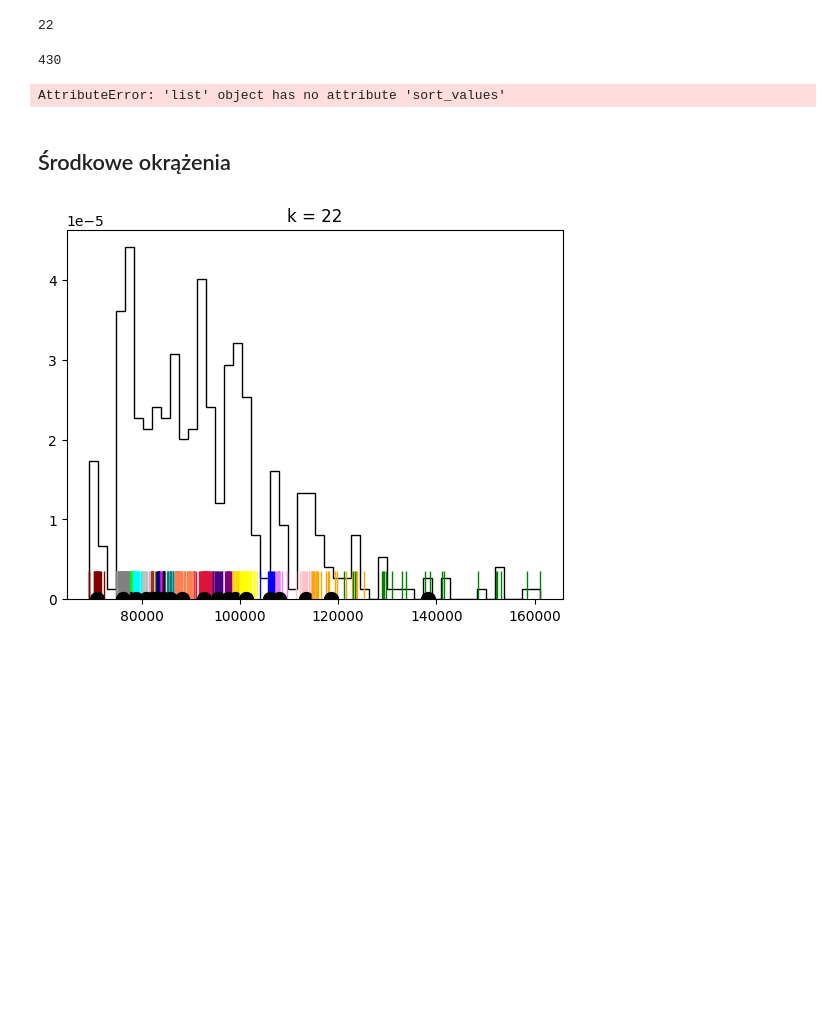
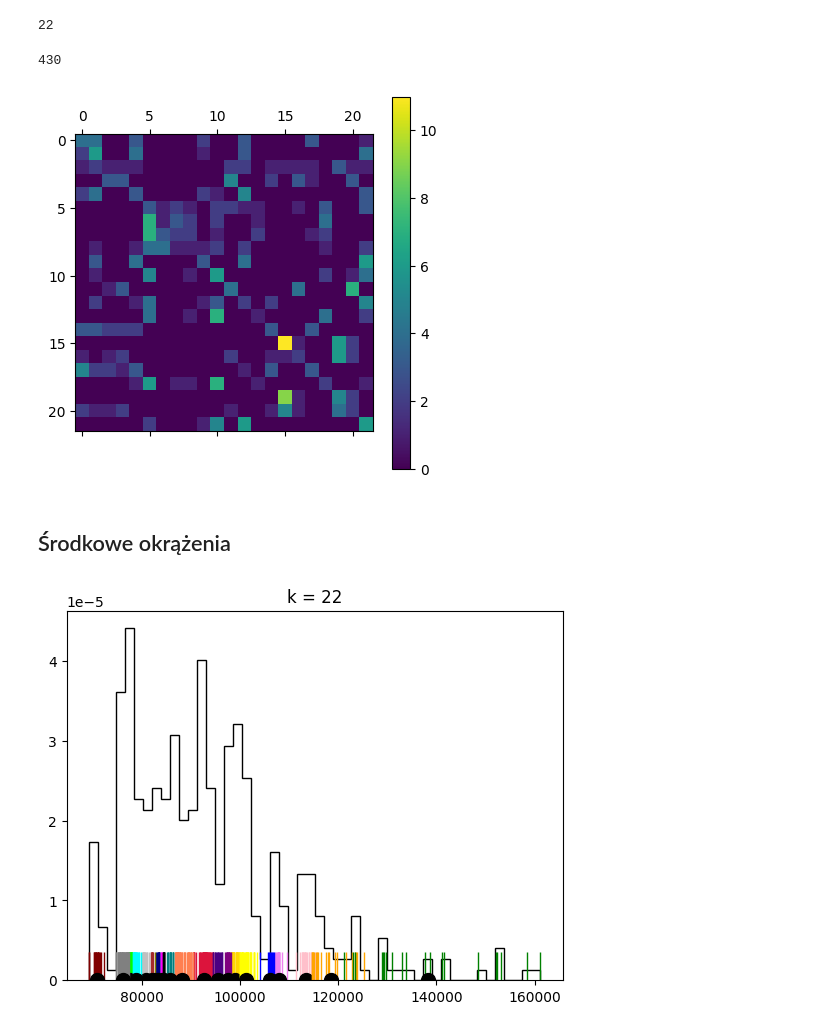
Before and after one commit to MichaelAngeloTheFirst/Formula1-Dataset-Exploration, a Jupyter notebook: f1_times.ipynb, the cells around one changed output. Drawn from its saved outputs; the diff is of its cells as text; code cells hidden in the pictures; blank space fills up the shorter version.

Commit message:
confusion matrix fixed

```diff
--- a/f1_times.ipynb
+++ b/f1_times.ipynb
@@ -940,66 +940,43 @@ from sklearn.metrics import accuracy_score
 from sklearn.metrics import classification_report
 
 def get_confusion_matrix(y_true, y_pred):
     return confusion_matrix(y_true, y_pred)
 
 def get_accuracy(y_true, y_pred):
     return accuracy_score(y_true, y_pred)
 
 def get_classification_report(y_true, y_pred):
     return classification_report(y_true, y_pred)
 
-# y_pred = get_clusters(times_normalized['firstLapMilliseconds'], 22)
 races_with_means = times_normalized.groupby('raceId')['firstLapMilliseconds'].mean().sort_values(ascending=True).reset_index()
 
-# display(first_lap_clusters)
-
-# sort each cluster in first_lap_clusters
 for i in range(len(first_lap_clusters)):
     first_lap_clusters[i] = sorted(first_lap_clusters[i])
+first_lap_clusters = sorted(first_lap_clusters, key=lambda x: np.mean(x))
 
-
-# create dict from first_lap_clusters
 race_ids = races_with_means['raceId']
-# print(race_ids)
-# for each race id get the cluster from sorted(centers)
-final_dict = {}
+final_dict = []
 for i in range(len(race_ids)):
-    final_dict[race_ids[i]] = sorted(centers)[i]
-
-# display(final_dict)
-
-# display(first_lap_clusters)
-
-# for i in range(len(first_lap_clusters)):
-#     print(first_lap_clusters[i])
+    final_dict.append([sorted(centers)[i], race_ids[i]])
 
 final_classification = pd.DataFrame(columns=['raceId', 'firstLapMilliseconds', 'cluster_center'])
-# for i,key in enumerate(final_dict):
-#     for j in first_lap_clusters[i]:
-#         final_classification= pd.concat([final_classification, pd.DataFrame({'raceId': [key], 'firstLapMilliseconds': [j], 'cluster_center': [final_dict[key]]})], ignore_index=True)
-# for i,key in enumerate(final_dict):
 
 i = 0
 for elem in first_lap_clusters:
     for e in elem:
-        final_classification= pd.concat([final_classification, pd.DataFrame({'raceId': [key], 'firstLapMilliseconds': [e], 'cluster_center': [final_dict[key]]})], ignore_index=True)
+        final_classification = pd.concat([final_classification, pd.DataFrame({'raceId': final_dict[i][1], 'firstLapMilliseconds': [e], 'cluster_center': [final_dict[i][0]]})], ignore_index=True)
     i += 1
-
-# display(final_classification)
 
 times_normalized_sorted = times_normalized.sort_values(by = 'firstLapMilliseconds')
 y_true = times_normalized_sorted['raceId'].array
-
 y_pred = final_classification['raceId'].array
-# print(len(y_pred))
-# get_confusion_matrix(y_true, y_pred)
-# final_clusters = [[] for _ in range(len(final_dict))]
-
-# for x in times_normalized['firstLapMilliseconds']:
-#     distances = [np.abs(x - center) for center in centers]
-#     final_clusters[np.argmin(distances)].append(x)
+y_pred = [int(i) for i in y_pred]
+conf_matrix = get_confusion_matrix(y_true, y_pred)
+plt.matshow(conf_matrix)
+plt.colorbar()
+plt.show()
 # %% [output]
-AttributeError: 'list' object has no attribute 'sort_values'
+[figure, added]
 # %% [markdown]
 ## Środkowe okrążenia
 # %%
```
